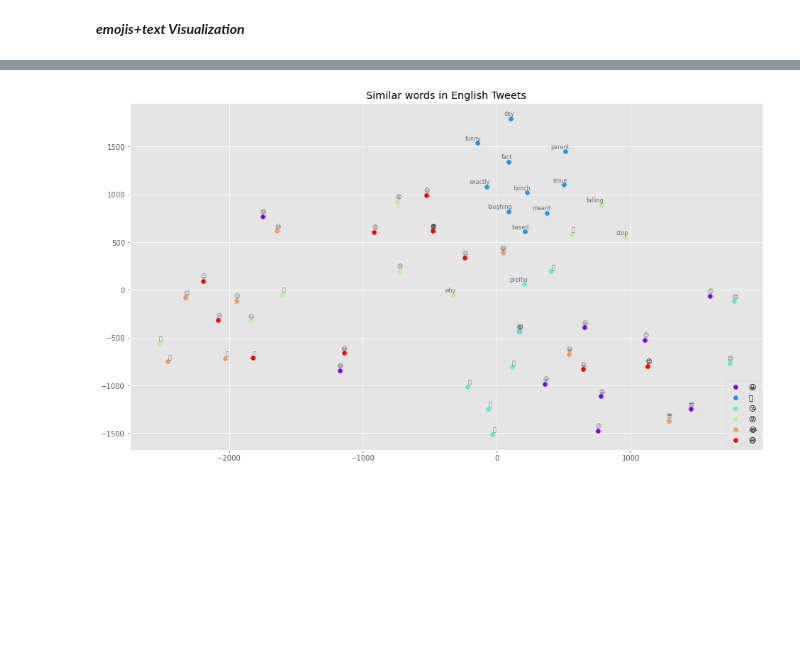
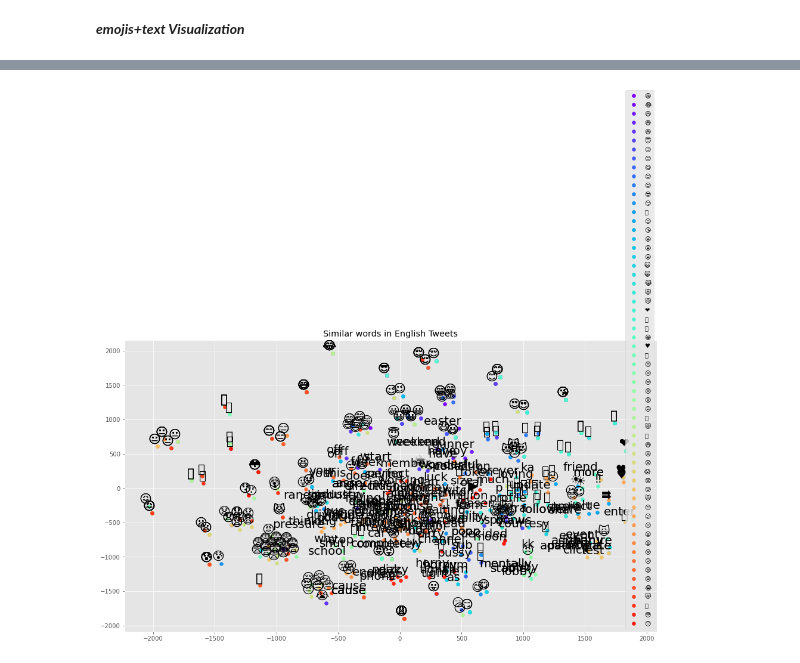
Before and after one commit to leyaoliatan/Sentiments-in-Tweets-with-Emojis, a Jupyter notebook: 2022_spring_CTA/project/code/3_EDA_and_basic_model_en.ipynb, the cells around one changed output, grey strips where cells are left out. Drawn from its saved outputs; the diff is of its cells as text; code cells hidden in the pictures; blank space fills up the shorter version.

```diff
--- a/2022_spring_CTA/project/code/3_EDA_and_basic_model_en.ipynb
+++ b/2022_spring_CTA/project/code/3_EDA_and_basic_model_en.ipynb
@@ -745,7 +745,8 @@ for i in negat:
 ***emojis+text Visualization***
 # %%
 # visualization
-keys = ['😀','🤣','😘','😡','😂','😅']
+# keys = ['😀','🤣','😘','😡','😂','😅']
+keys = allemoji
 embedding_clusters = []
 word_clusters = []
 for word in keys:
@@ -782,8 +783,8 @@ def tsne_plot_similar_words(title, labels, embedding_clusters, word_clusters, a,
         y = embeddings[:, 1]
         plt.scatter(x, y, c=color, alpha=a, label=label)
         for i, word in enumerate(words):
-            plt.annotate(word, alpha=0.5, xy=(x[i], y[i]), xytext=(5, 2),
-                         textcoords='offset points', ha='right', va='bottom', size=8)
+            plt.annotate(word, alpha=1, xy=(x[i], y[i]), xytext=(5, 2),
+                         textcoords='offset points', ha='right', va='bottom', size=20)
     plt.legend(loc=4)
     plt.title(title)
     plt.grid(True)
@@ -804 +816 @@ tsne_plot_similar_words('Similar words in English Tweets', keys, embeddings_en_2
-[figure, old version]
+[figure, new version]
```
Also changed, not shown: parts of 3 cells of this notebook, 1 other file.
